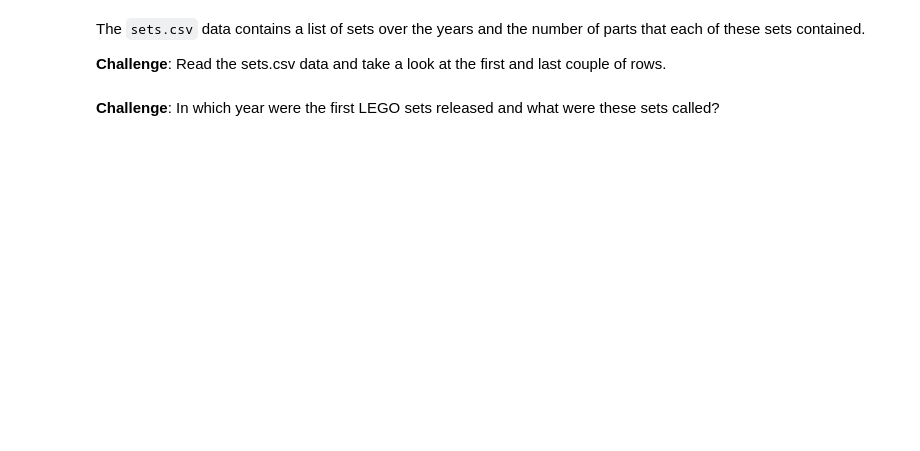
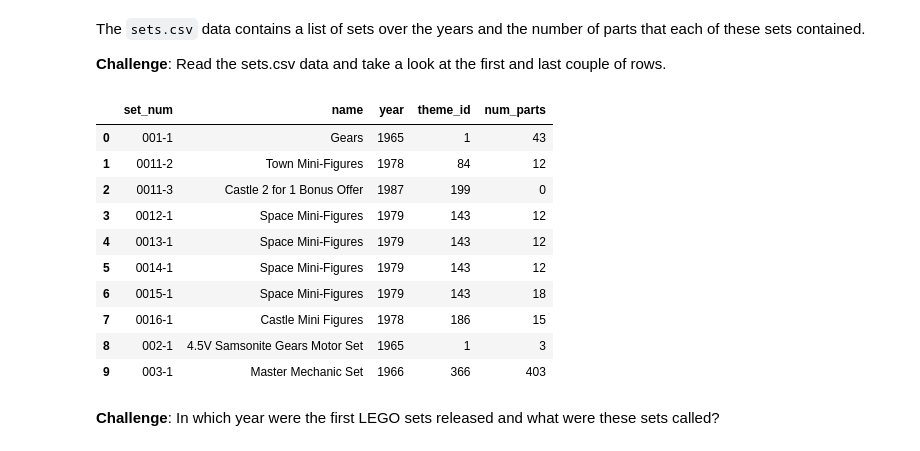
Before and after one commit to DRANetGH35/LEGO, a Jupyter notebook: Lego_Analysis_for_Course_(start).ipynb, the cells around one changed output. Cells and saved outputs as stored; diff of their text form; code cells hidden in the pictures; blank space fills up the shorter version.

```diff
--- a/Lego_Analysis_for_Course_(start).ipynb
+++ b/Lego_Analysis_for_Course_(start).ipynb
@@ -53,5 +78,20 @@ A lego set is a particular box of LEGO or product. Therefore, a single theme typ
 The <code>sets.csv</code> data contains a list of sets over the years and the number of parts that each of these sets contained.
 
 **Challenge**: Read the sets.csv data and take a look at the first and last couple of rows.
+# %%
+sets_df = pd.read_csv('data/sets.csv')
+sets_df.head(10)
+# %% [output]
+|  | set_num | name | year | theme_id | num_parts |
+| 0 | 001-1 | Gears | 1965 | 1 | 43 |
+| 1 | 0011-2 | Town Mini-Figures | 1978 | 84 | 12 |
+| 2 | 0011-3 | Castle 2 for 1 Bonus Offer | 1987 | 199 | 0 |
+| 3 | 0012-1 | Space Mini-Figures | 1979 | 143 | 12 |
+| 4 | 0013-1 | Space Mini-Figures | 1979 | 143 | 12 |
+| 5 | 0014-1 | Space Mini-Figures | 1979 | 143 | 12 |
+| 6 | 0015-1 | Space Mini-Figures | 1979 | 143 | 18 |
+| 7 | 0016-1 | Castle Mini Figures | 1978 | 186 | 15 |
+| 8 | 002-1 | 4.5V Samsonite Gears Motor Set | 1965 | 1 | 3 |
+| 9 | 003-1 | Master Mechanic Set | 1966 | 366 | 403 |
 # %% [markdown]
 **Challenge**: In which year were the first LEGO sets released and what were these sets called?
```
Also changed, not shown: parts of 15 cells of this notebook.
